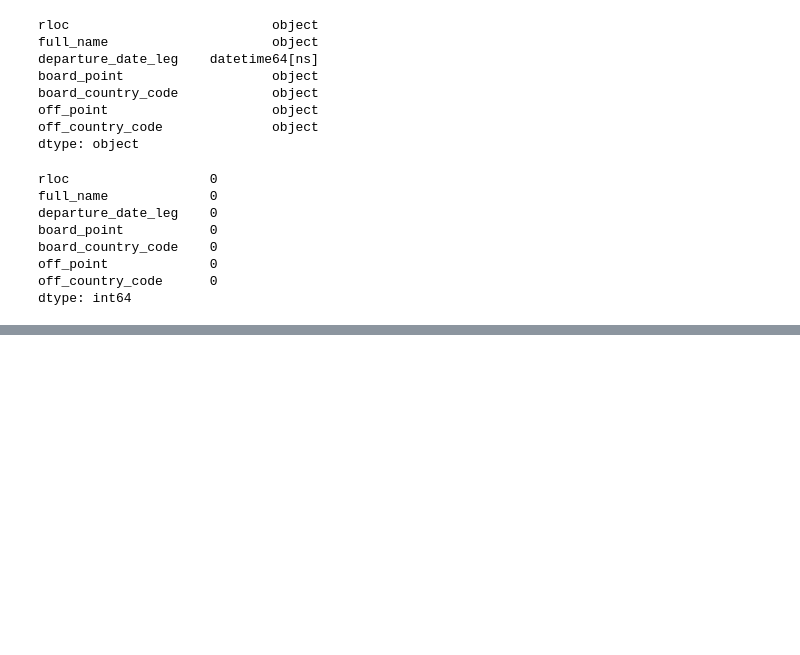
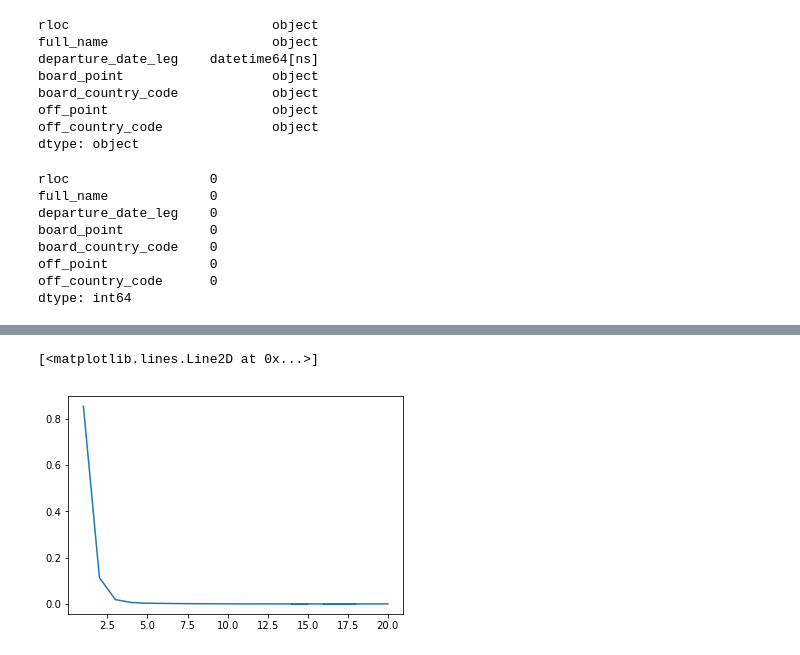
Before and after one commit to evolsidog/MyDestiny, a Jupyter notebook: First exploratory analisis.ipynb, the cells around one changed output, grey strips where cells are left out. Saved outputs shown, nothing was run; the diff lists cells and outputs as text; code cells hidden in the pictures; blank space fills up the shorter version.

```diff
--- a/First exploratory analisis.ipynb
+++ b/First exploratory analisis.ipynb
@@ -80,0 +89,4 @@ df_merge = df_merge.set_index(['rloc'])
+# %%
+# We look %
+counts_values = df_agg.count()['full_name'].value_counts()/len(df_agg['full_name'])
+print counts_values
@@ -80,0 +117,5 @@ df_merge = df_merge.set_index(['rloc'])
+# %%
+plt.plot(counts_values)
+# %% [output]
+[<matplotlib.lines.Line2D at 0x...>]
+[figure, added]
```
Also changed, not shown: parts of 20 cells of this notebook.
